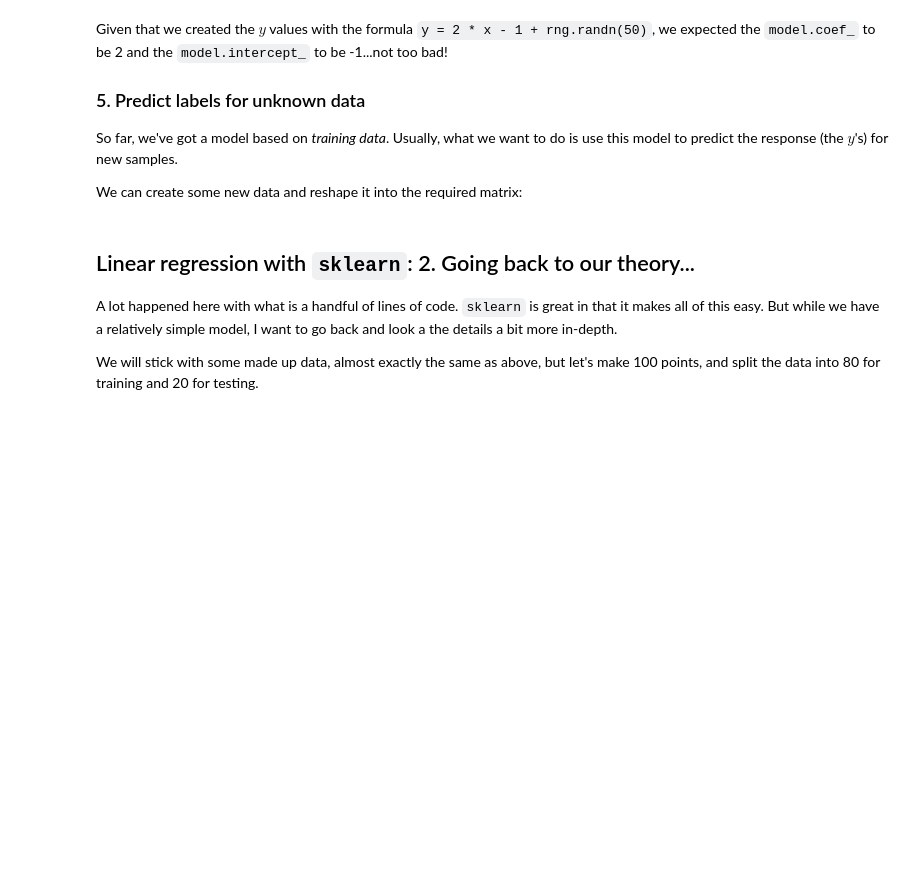
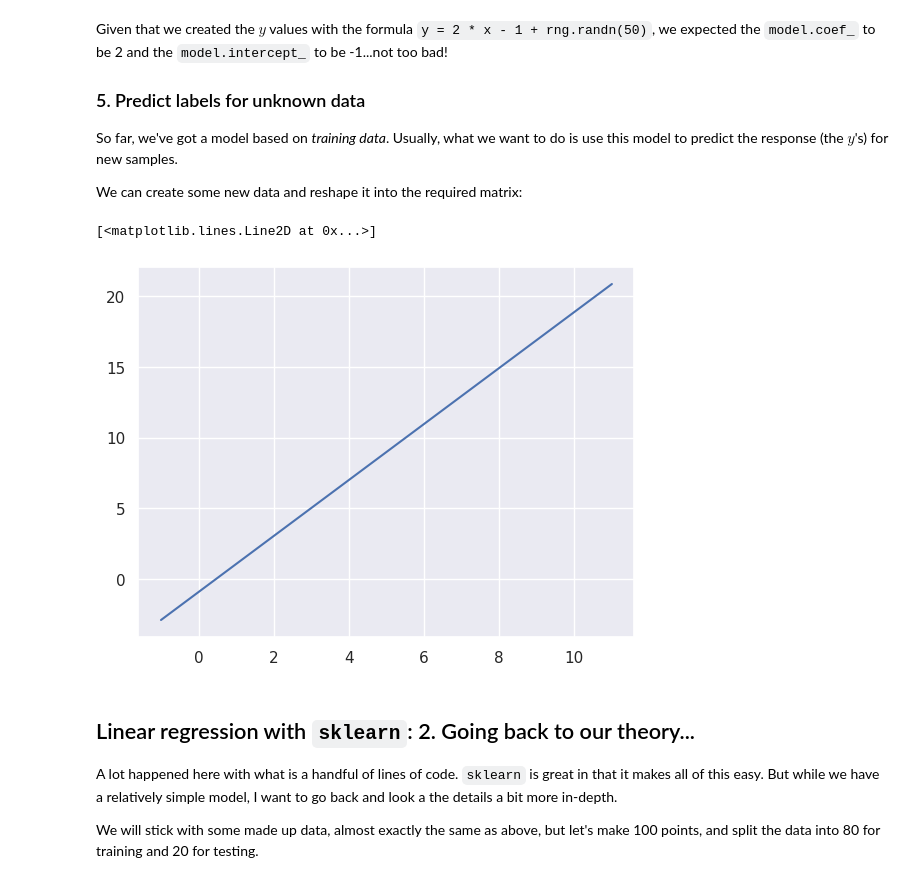
Before and after one commit to AileenLavelle/Jupyter_Content, a Jupyter notebook: 07_Intro_sklearn_student.ipynb, the cells around one changed output. Drawn from its saved outputs; the diff is of its cells as text; code cells hidden in the pictures; blank space fills up the shorter version.

```diff
--- a/07_Intro_sklearn_student.ipynb
+++ b/07_Intro_sklearn_student.ipynb
@@ -151,11 +151,17 @@ So far, we've got a model based on *training data*. Usually, what we want to do
 
 We can create some new data and reshape it into the required matrix:
 # %%
-
+xfit = np.linspace(-1,11)
+xfit = xfit[:, np.newaxis]
+yfit = model.predict(xfit)
+plt.plot(xfit, yfit)
 
 # Visilize the results
   # Scatter plot of our training data
   # Our linear model
+# %% [output]
+[<matplotlib.lines.Line2D at 0x...>]
+[figure, added]
 # %% [markdown]
 ## Linear regression with `sklearn`: 2. Going back to our theory...
 
```
Also changed, not shown: parts of 11 cells of this notebook.
